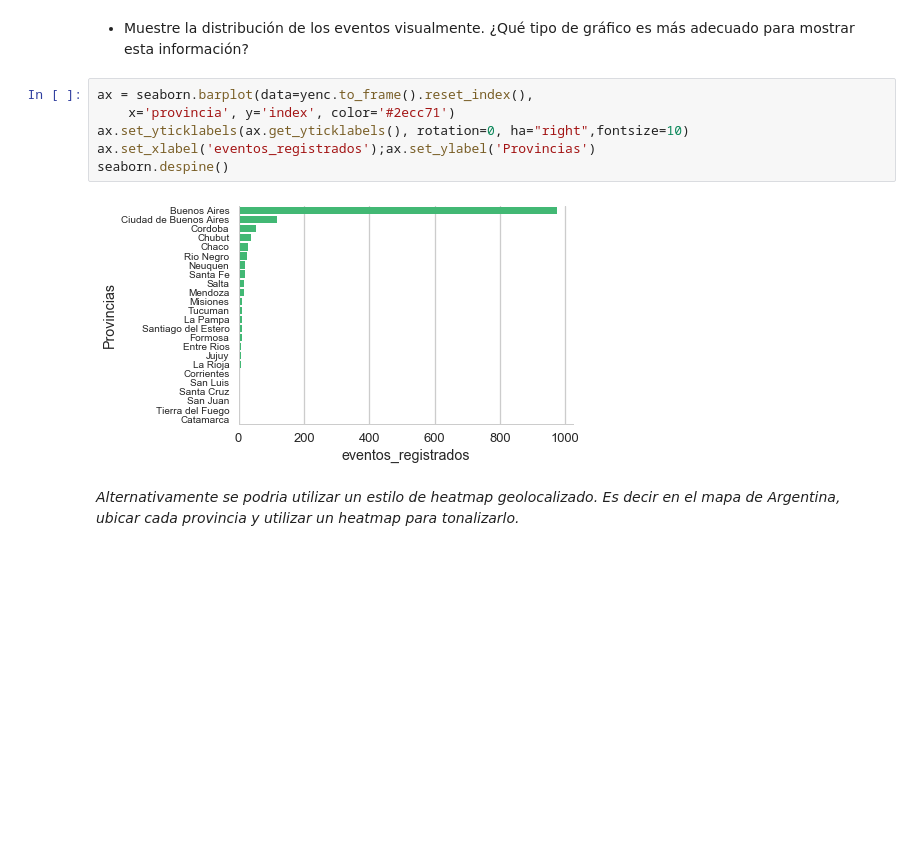
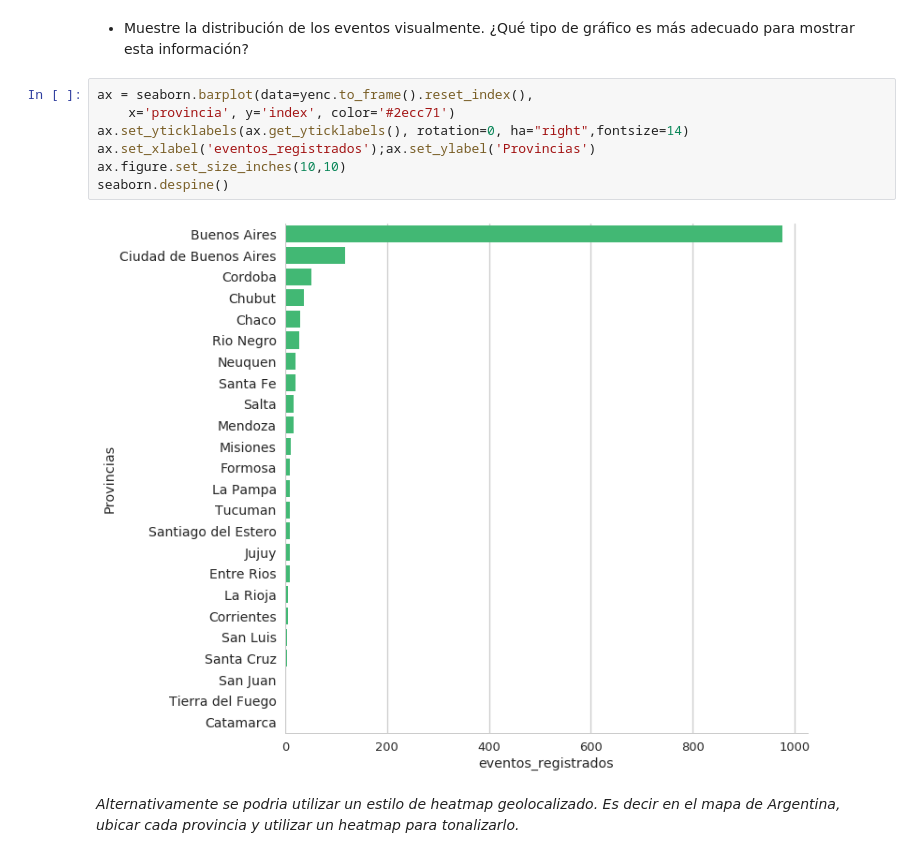
Before and after one commit to felixlapalma/diplodatos-ayv, a Jupyter notebook: ayv_2018/Tarea integradora - parte 1.ipynb, the cells around one changed output. Cells and saved outputs as stored; diff of their text form; blank space fills up the shorter version.

```diff
--- a/ayv_2018/Tarea integradora - parte 1.ipynb
+++ b/ayv_2018/Tarea integradora - parte 1.ipynb
@@ -288,11 +273,12 @@ yppd
 # %%
 ax = seaborn.barplot(data=yenc.to_frame().reset_index(),
     x='provincia', y='index', color='#2ecc71')
-ax.set_yticklabels(ax.get_yticklabels(), rotation=0, ha="right",fontsize=10)
+ax.set_yticklabels(ax.get_yticklabels(), rotation=0, ha="right",fontsize=14)
 ax.set_xlabel('eventos_registrados');ax.set_ylabel('Provincias')
+ax.figure.set_size_inches(10,10)
 seaborn.despine()
 # %% [output]
-[figure, old version]
+[figure, new version]
 # %% [markdown]
 *Alternativamente se podria utilizar un estilo de heatmap geolocalizado. Es decir en el mapa de Argentina, ubicar cada provincia y utilizar un heatmap para tonalizarlo.*
 # %% [markdown]
```
Also changed, not shown: parts of 35 cells of this notebook.
